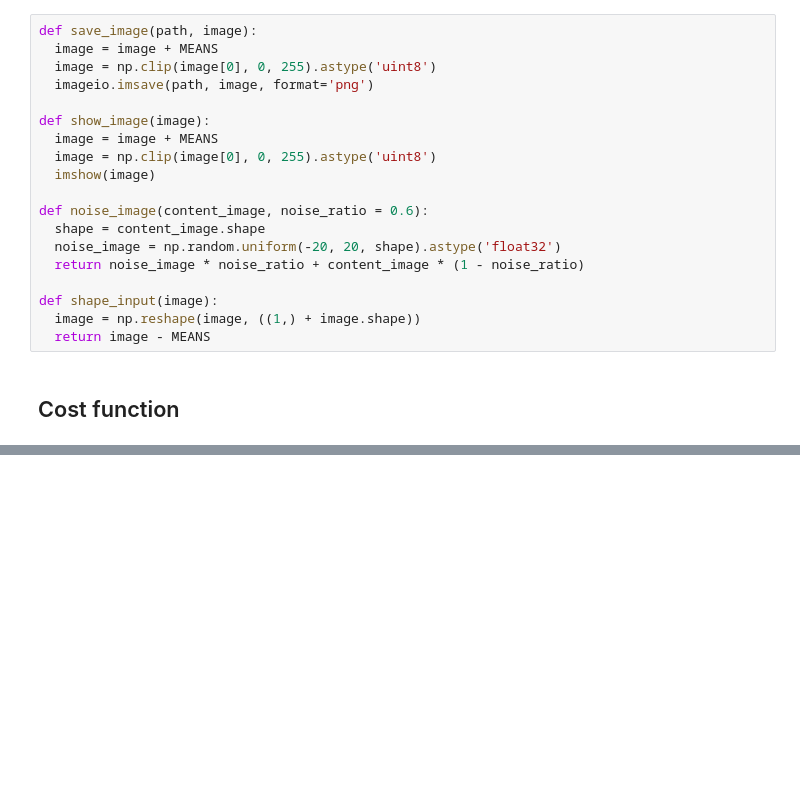
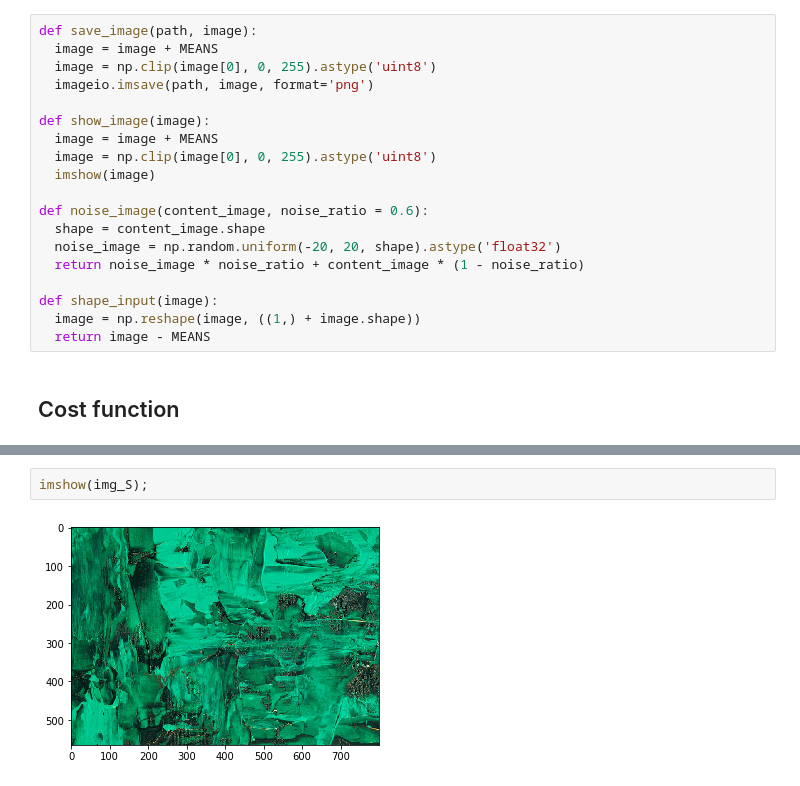
Before and after one commit to BLyndon/neural_style_transfer, a Jupyter notebook: neural_style_transfer.ipynb, the cells around one changed output, grey strips where cells are left out. Saved outputs shown, nothing was run; the diff lists cells and outputs as text; blank space fills up the shorter version.

```diff
--- a/neural_style_transfer.ipynb
+++ b/neural_style_transfer.ipynb
@@ -219,0 +287,4 @@ def style_cost(model, style_layers):
+# %%
+imshow(img_S);
+# %% [output]
+[figure, added]
```
Also changed, not shown: parts of 17 cells of this notebook.
